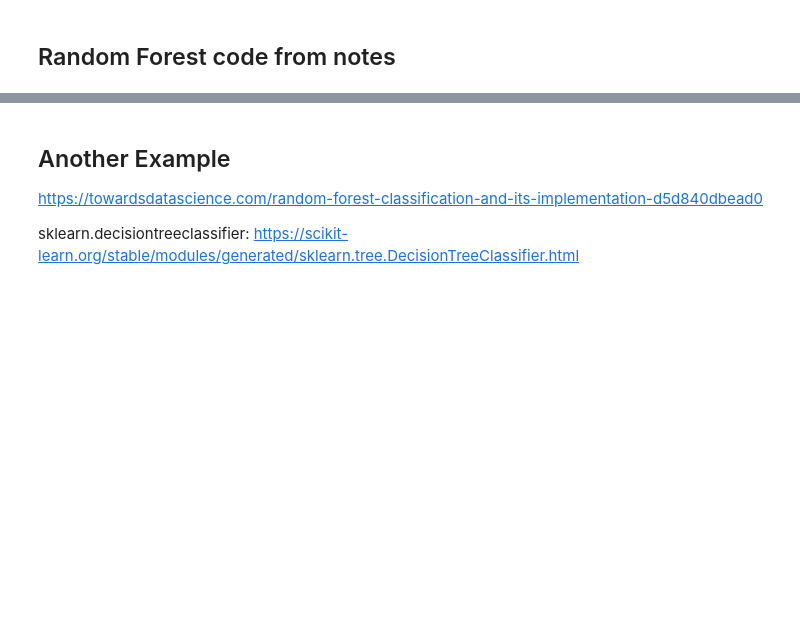
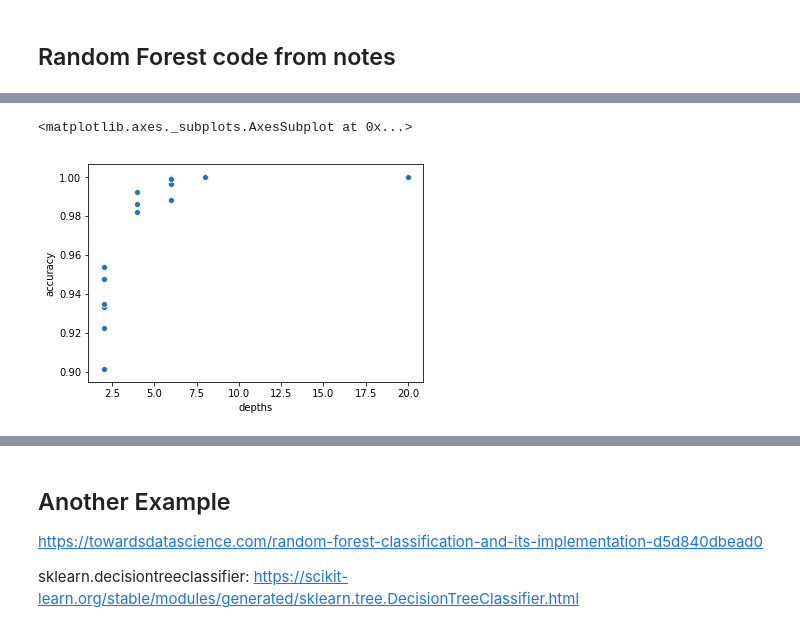
Before and after one commit to ascurlock/Advanced_project_CS5010, a Jupyter notebook: Advanced Project Random Forest.ipynb, the cells around one changed output, grey strips where cells are left out. Saved outputs shown, nothing was run; the diff lists cells and outputs as text; code cells hidden in the pictures; blank space fills up the shorter version.

Commit message:
Additional data exploration and random forest visualization

```diff
--- a/Advanced Project Random Forest.ipynb
+++ b/Advanced Project Random Forest.ipynb
@@ -138,5 +140,5 @@ data = data.drop('veil-type',axis=1)
 ##data = data.drop('stalk-root',axis=1)
 
 #Replace ? with u in stalk-root
-##data = data.replace(to_replace ="?", value ="u")
+data = data.replace(to_replace ="?", value ="u")
 # %% [output]
@@ -269,3 +294,23 @@ habitat_w
 # %%
 # Split into training and test sets
 x_train, x_test, y_train, y_test = train_test_split(data_x, data_y, test_size = 0.3, random_state = 4)
+# %%
+# Buils a sequence of Random Forest models for different n_est and depth values
+n_ests = [5, 10, 20, 50, 100, 112] #Number of estimators meaning the number of 'trees' being considores for the model
+depths = [2, 4, 6, 8, 20] #How deep are the trees meaning how many variables are considered in building a single tree
+#Create a dataframe containing n_ests, depth, and accuracy so it can be plotted
+ne = []
+dep = []
+acc = []
+for n in n_ests:
+    for dp in depths:
+        mod = ensemble.RandomForestClassifier(n_estimators = n, max_depth = dp)
+        mod.fit(x_train, y_train)
+        y_hat = mod.predict(x_test)
+        print('------ Evaluating model: n_estimators =' + str(n) + ', max_depth = ' + str(dp),'------')
+        print_binary_classif_error_report(y_test, y_hat)
+        ne.append(n)
+        dep.append(dp)
+        acc.append(accuracy_score(y_test, y_hat))
+
+#The F1 score can be interpreted as a weighted average of the precision and recall,
@@ -271,0 +335,6 @@ x_train, x_test, y_train, y_test = train_test_split(data_x, data_y, test_size =
+# %%
+#Can I make a plot of the accuracy vs n_estimators and max_depth
+#Create a dataframe
+accMeasure = {'n_ests':ne,'depths':dep,"accuracy":acc}
+accMeasure = pd.DataFrame(accMeasure)
+accMeasure.sort_values(by=['accuracy'], ascending=False)
@@ -271,0 +359,6 @@ x_train, x_test, y_train, y_test = train_test_split(data_x, data_y, test_size =
+# %%
+#Plotting results
+sns.scatterplot(x="depths", y="accuracy", data=accMeasure) #blue
+# %% [output]
+<matplotlib.axes._subplots.AxesSubplot at 0x...>
+[figure, added]
```
Also changed, not shown: parts of 25 cells of this notebook.
